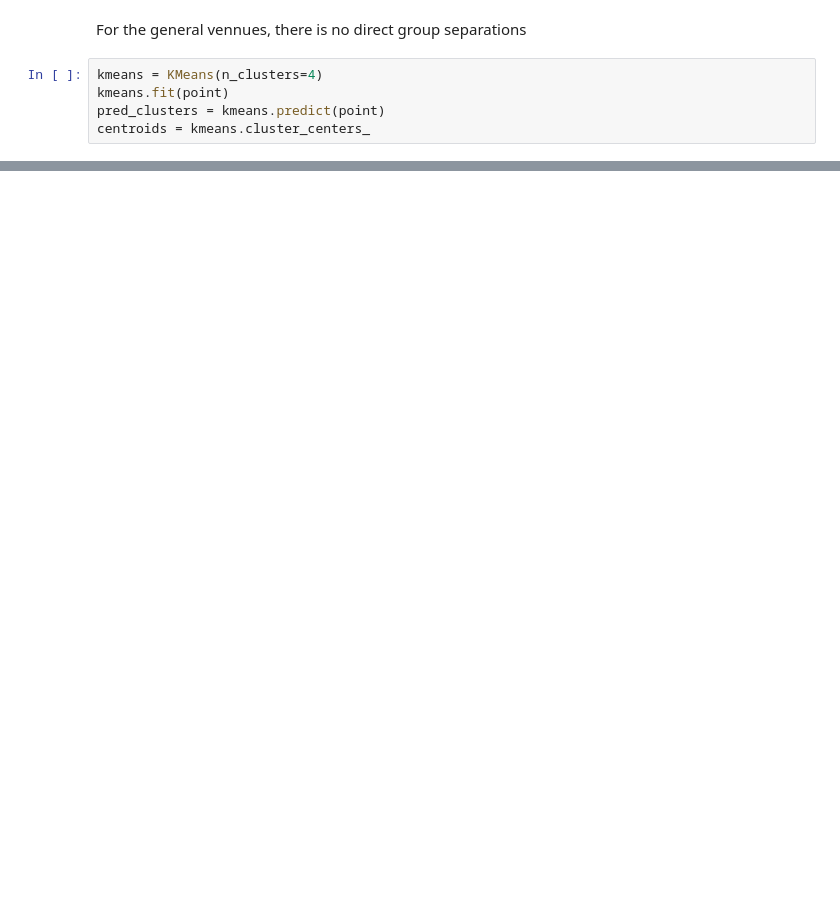
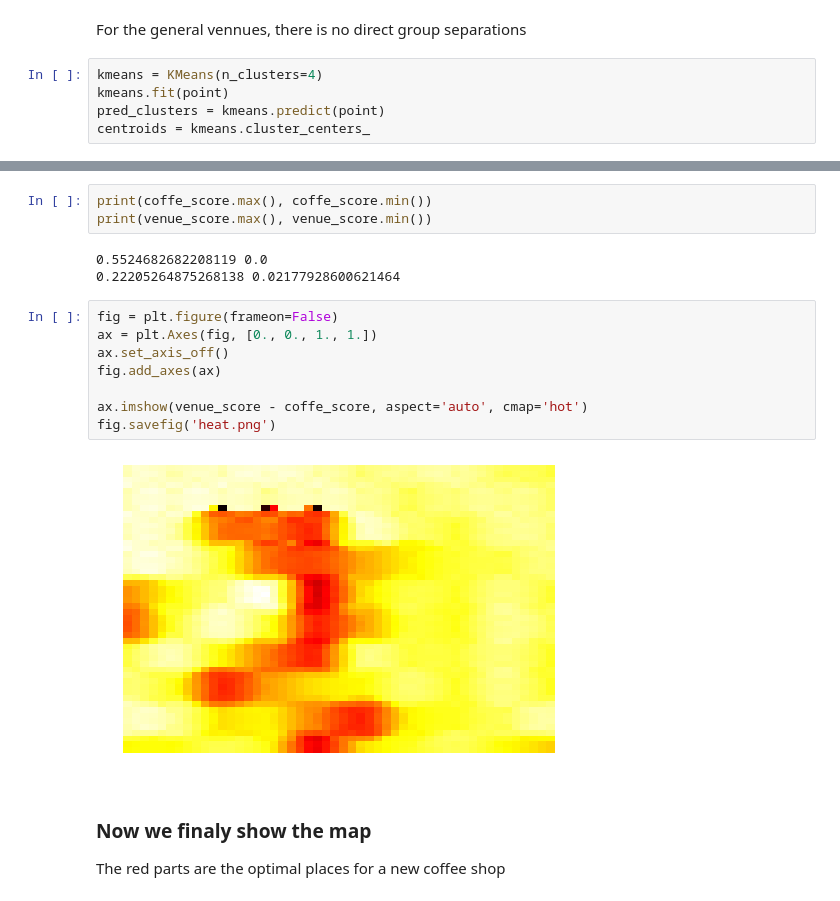
Before and after one commit to Atzingen/Coursera_Capstone, a Jupyter notebook: ProjectCapstone.ipynb, the cells around one changed output, grey strips where cells are left out. Cells and saved outputs as stored; diff of their text form; blank space fills up the shorter version.

```diff
--- a/ProjectCapstone.ipynb
+++ b/ProjectCapstone.ipynb
@@ -378,0 +475,20 @@ m_cofee3
+# %%
+print(coffe_score.max(), coffe_score.min())
+print(venue_score.max(), venue_score.min())
+# %% [output]
+0.5524682682208119 0.0
+0.22205264875268138 0.02177928600621464
+# %%
+fig = plt.figure(frameon=False)
+ax = plt.Axes(fig, [0., 0., 1., 1.])
+ax.set_axis_off()
+fig.add_axes(ax)
+
+ax.imshow(venue_score - coffe_score, aspect='auto', cmap='hot')
+fig.savefig('heat.png')
+# %% [output]
+[figure, added]
+# %% [markdown]
+### Now we finaly show the map
+
+The red parts are the optimal places for a new coffee shop
```
Also changed, not shown: parts of 32 cells of this notebook, 4 other files.
